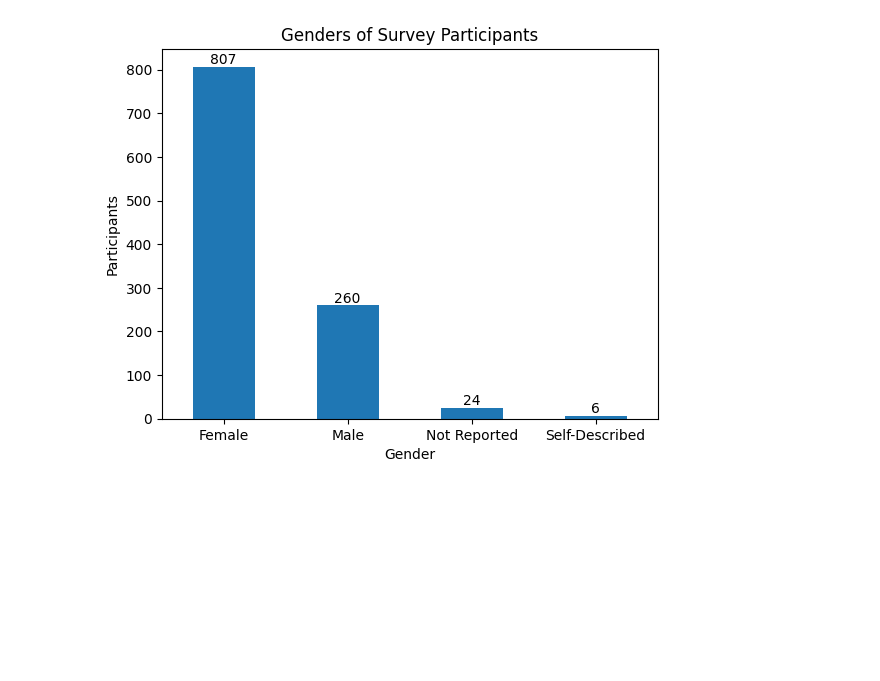
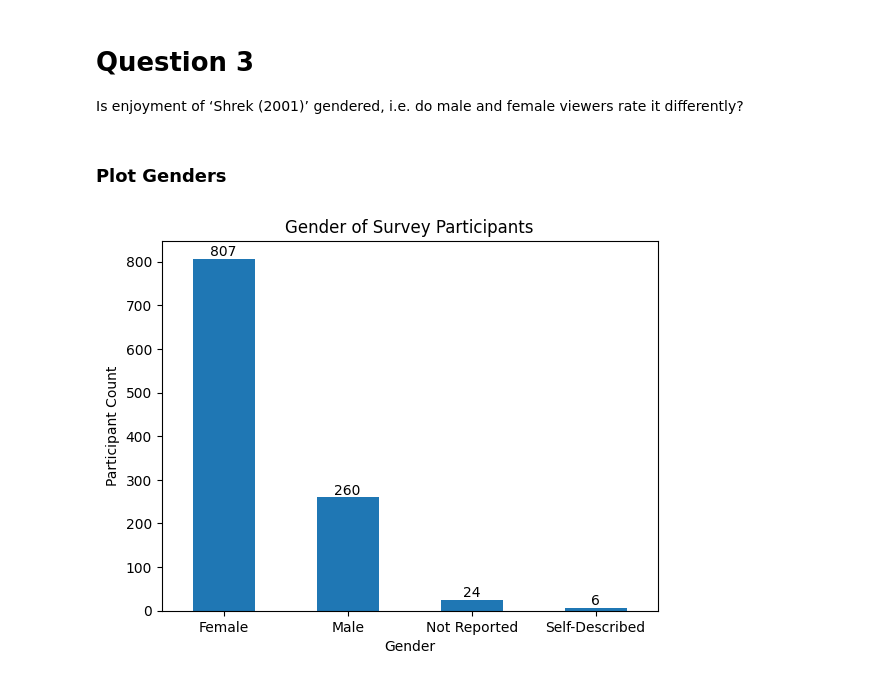
Before and after one commit to jtad96/hypothesis-testing-project, a Jupyter notebook: analyses/jtadros_questions_3_5.ipynb, the cells around one changed output. Cells and saved outputs as stored; diff of their text form; code cells hidden in the pictures; blank space fills up the shorter version.

Commit message:
Add analyses for questions 3 and 5

```diff
--- a/analyses/jtadros_questions_3_5.ipynb
+++ b/analyses/jtadros_questions_3_5.ipynb
@@ -5,22 +13,37 @@ import matplotlib.pyplot as plt
 df = pd.read_csv("../data/movieReplicationSet.csv")
-# %%
-# Plot counts of participant genders
-gender_col_name = df.columns[474]  # get gender column in dataframe
-x_values = ["Female", "Male", "Not Reported", "Self-Described"]  # X labels
-y_values = df[gender_col_name].value_counts(dropna = False)  # Y values - do not drop na values. Instead these will be plotted as "Not Reported"
-
-# Create new dataframe with gender counts - will make it easier to plot
-df_bars = pd.DataFrame({
-    "x": x_values,
-    "y": y_values
-})
-
-ax = df_bars.plot(kind="bar", x="x", y="y", legend=False)  # bar plot
-ax.bar_label(ax.containers[0])  # add value labels on top of each bar
-plt.xticks(rotation=0)  # keep x tick labels horizontal
-plt.title("Genders of Survey Participants")
-plt.xlabel("Gender")
-plt.ylabel("Participants")
-plt.show()
-# %% [output]
-[figure, removed]
+# %%
+def bar_plot(x_values, y_values, title, xlabel, ylabel):
+    # Create new dataframe with gender counts - will make it easier to plot
+    df_bars = pd.DataFrame({
+        "x": x_values,
+        "y": y_values
+    })
+
+    ax = df_bars.plot(kind="bar", x="x", y="y", legend=False)  # Bar plot
+    ax.bar_label(ax.containers[0])  # Add value labels on top of each bar
+    plt.xticks(rotation=0)  # Keep x tick labels horizontal
+    plt.title(title)
+    plt.xlabel(xlabel)
+    plt.ylabel(ylabel)
+    plt.show()
+# %% [markdown]
+# Question 3
+
+Is enjoyment of ‘Shrek (2001)’ gendered, i.e. do male and female viewers rate it differently?
+# %% [markdown]
+### Plot Genders
+# %%
+# Plot counts of participant genders
+gender_col_name = df.columns[474]  # Get gender column in dataframe
+x_values = ["Female", "Male", "Not Reported", "Self-Described"]  # X labels
+y_values = df[gender_col_name].value_counts(dropna = False)  # Y values - do not drop na values. Instead these will be plotted as "Not Reported"
+
+bar_plot(
+    x_values,
+    y_values,
+    title="Gender of Survey Participants",
+    xlabel="Gender",
+    ylabel="Participant Count"
+)
+# %% [output]
+[figure, added]
```
Also changed, not shown: parts of 13 cells of this notebook.
